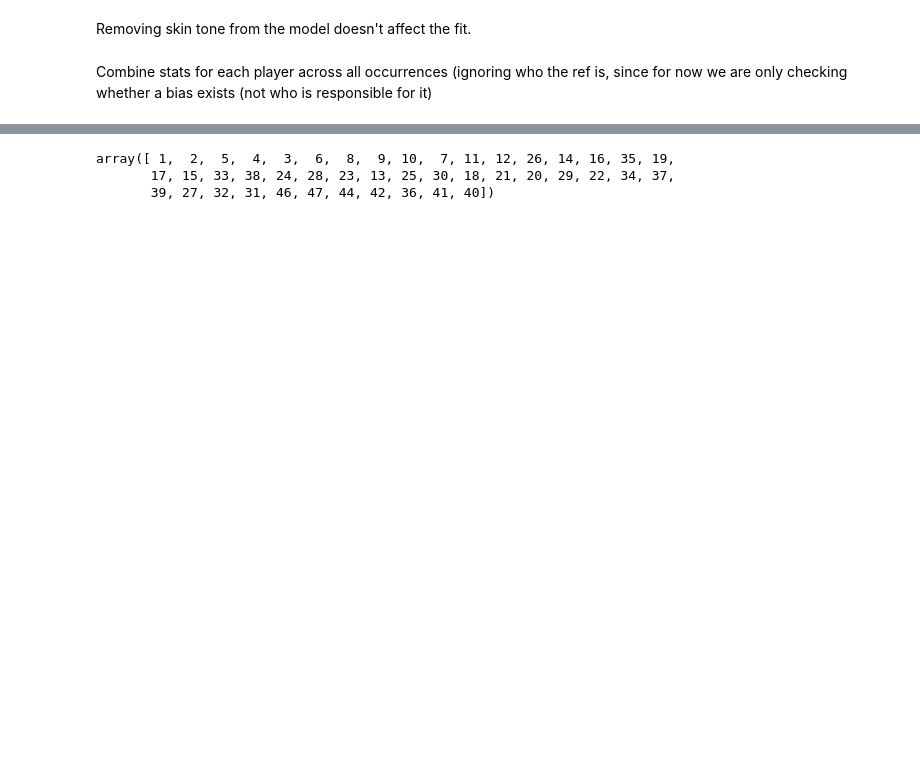
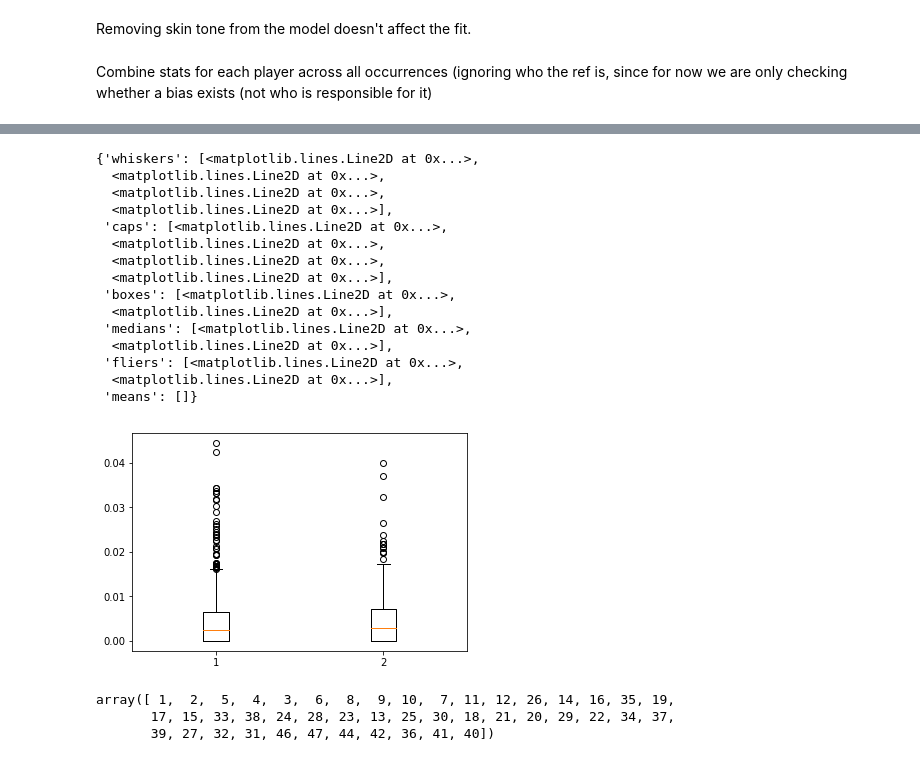
Before and after one commit to brianhenn/InsightDataChallenge4-RedCards, a Jupyter notebook: Henn_DataChallenge4.ipynb, the cells around one changed output, grey strips where cells are left out. Cells and saved outputs as stored; diff of their text form; code cells hidden in the pictures; blank space fills up the shorter version.

```diff
--- a/Henn_DataChallenge4.ipynb
+++ b/Henn_DataChallenge4.ipynb
@@ -307,6 +394,29 @@ now we are only checking whether a bias exists (not who is responsible for it)
 # %%
 # Look at distribution of other variables (country, weight, height, position)
 # within "light" and "dark" skin tone groups
+
+tone1 = skin_tone<=0.4
+tone2 = skin_tone>0.4
+
+plt.figure
+plt.boxplot([redcard[tone1['skin-tone average']], redcard[tone2['skin-tone average']]])
+# %% [output]
+{'whiskers': [<matplotlib.lines.Line2D at 0x...>,
+  <matplotlib.lines.Line2D at 0x...>,
+  <matplotlib.lines.Line2D at 0x...>,
+  <matplotlib.lines.Line2D at 0x...>],
+ 'caps': [<matplotlib.lines.Line2D at 0x...>,
+  <matplotlib.lines.Line2D at 0x...>,
+  <matplotlib.lines.Line2D at 0x...>,
+  <matplotlib.lines.Line2D at 0x...>],
+ 'boxes': [<matplotlib.lines.Line2D at 0x...>,
+  <matplotlib.lines.Line2D at 0x...>],
+ 'medians': [<matplotlib.lines.Line2D at 0x...>,
+  <matplotlib.lines.Line2D at 0x...>],
+ 'fliers': [<matplotlib.lines.Line2D at 0x...>,
+  <matplotlib.lines.Line2D at 0x...>],
+ 'means': []}
+[figure, added]
 # %%
 # reduce to just the stats we care about
 
```
Also changed, not shown: parts of 5 cells of this notebook.
